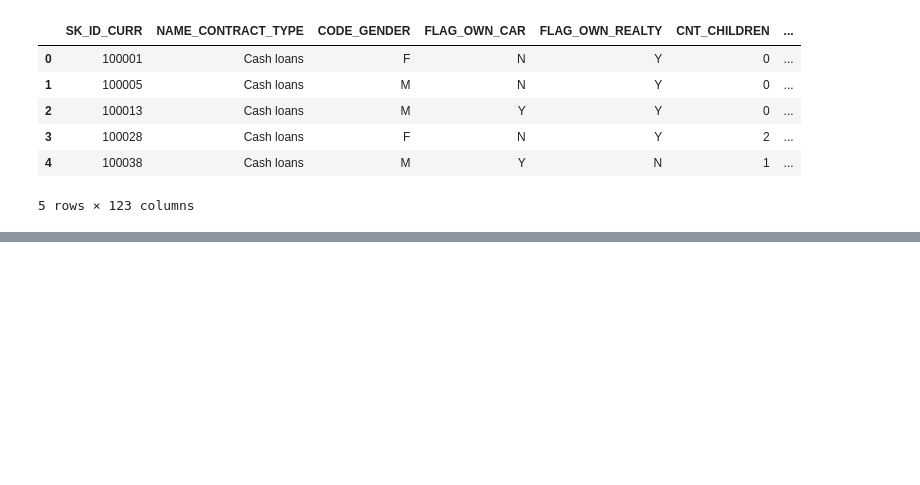
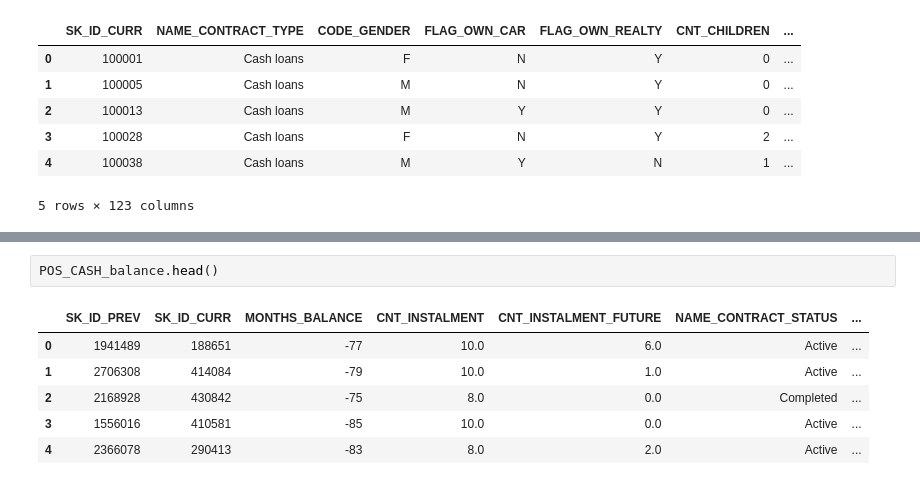
Before and after one commit to mhs10031990/Hands_on, a Jupyter notebook: CRA_Data_Visualization.ipynb, the cells around one changed output, grey strips where cells are left out. Saved outputs shown, nothing was run; the diff lists cells and outputs as text; blank space fills up the shorter version.

```diff
--- a/CRA_Data_Visualization.ipynb
+++ b/CRA_Data_Visualization.ipynb
@@ -110,0 +158,9 @@ application_test.head()
+# %%
+POS_CASH_balance.head()
+# %% [output]
+|  | SK_ID_PREV | SK_ID_CURR | MONTHS_BALANCE | CNT_INSTALMENT | CNT_INSTALMENT_FUTURE | NAME_CONTRACT_STATUS | ... |
+| 0 | 1941489 | 188651 | -77 | 10.0 | 6.0 | Active | ... |
+| 1 | 2706308 | 414084 | -79 | 10.0 | 1.0 | Active | ... |
+| 2 | 2168928 | 430842 | -75 | 8.0 | 0.0 | Completed | ... |
+| 3 | 1556016 | 410581 | -85 | 10.0 | 0.0 | Active | ... |
+| 4 | 2366078 | 290413 | -83 | 8.0 | 2.0 | Active | ... |
```
Also changed, not shown: parts of 5 cells of this notebook.
